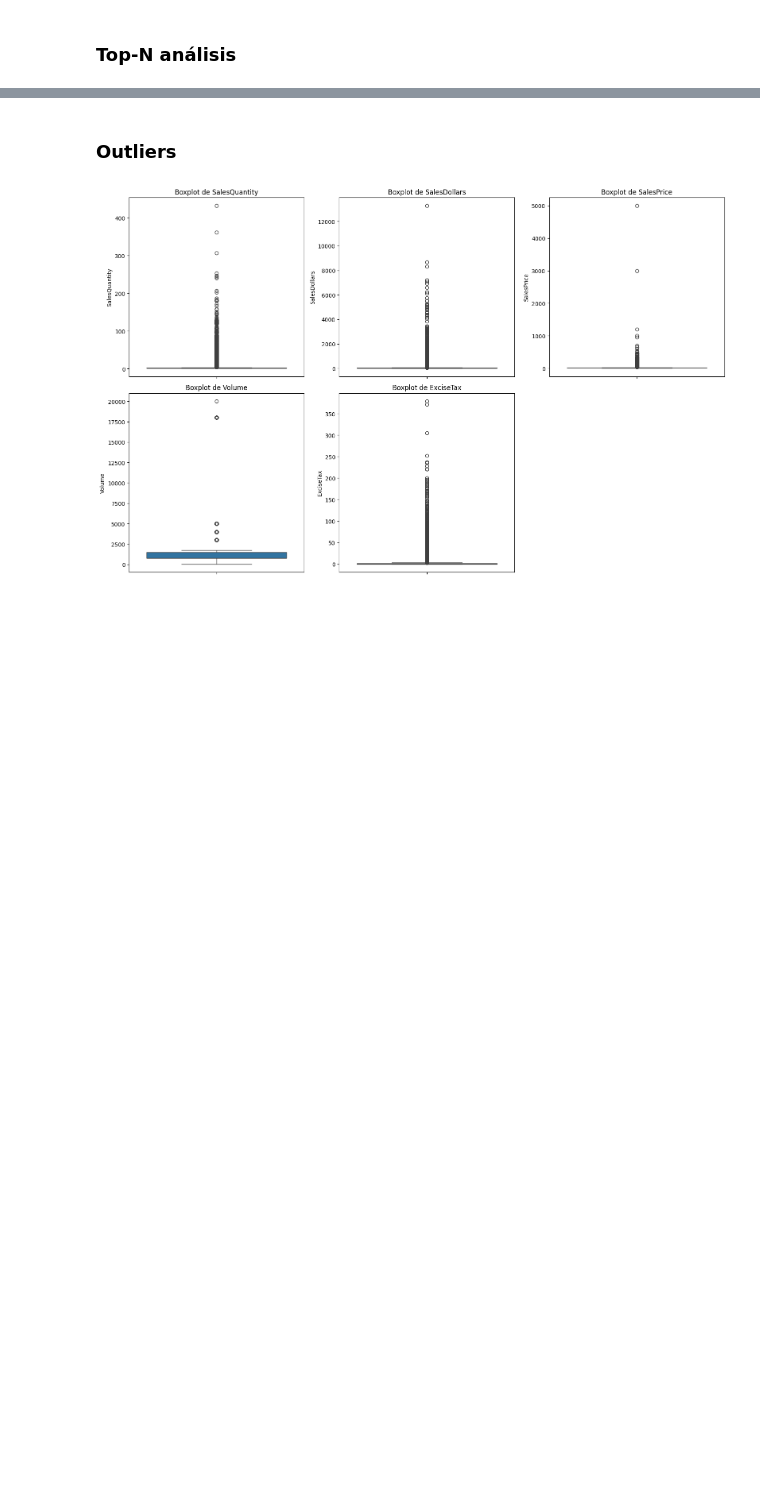
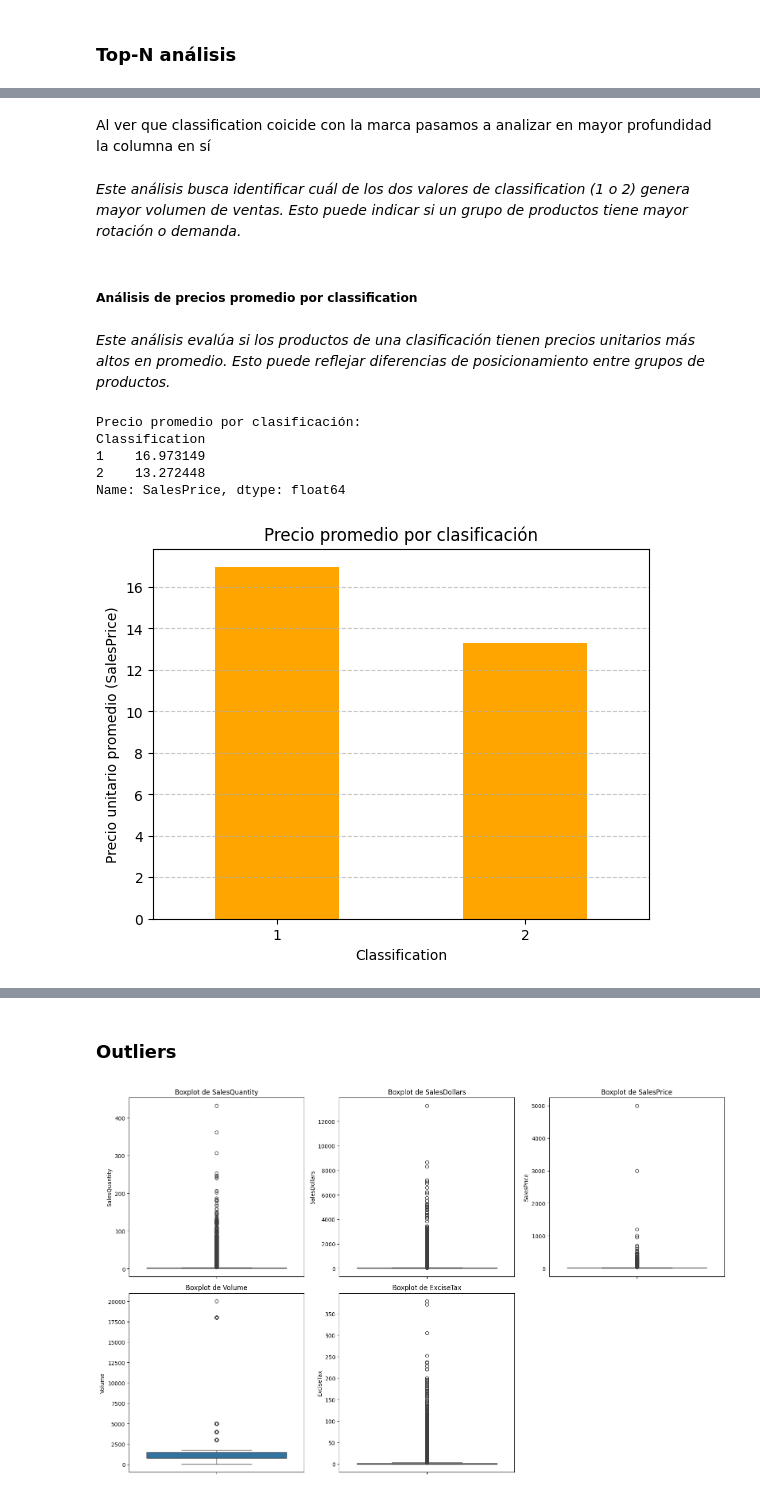
Before and after one commit to Rafael-Aguayo/Proyecto_Final_Grupo_2, a Jupyter notebook: EDA_Trabajos/eda_sales_final.ipynb, the cells around one changed output, grey strips where cells are left out. Cells and saved outputs as stored; diff of their text form; code cells hidden in the pictures; blank space fills up the shorter version.

```diff
--- a/EDA_Trabajos/eda_sales_final.ipynb
+++ b/EDA_Trabajos/eda_sales_final.ipynb
@@ -235,0 +278,31 @@ Passing `palette` without assigning `hue` is deprecated and will be removed in v
+# %% [markdown]
+Al ver que classification coicide con la marca pasamos a analizar en mayor profundidad la columna en sí
+# %% [markdown]
+_Este análisis busca identificar cuál de los dos valores de classification (1 o 2) genera mayor volumen de ventas. Esto puede indicar si un grupo de productos tiene mayor rotación o demanda._
+# %% [markdown]
+##### Análisis de precios promedio por classification
+# %% [markdown]
+_Este análisis evalúa si los productos de una clasificación tienen precios unitarios más altos en promedio. Esto puede reflejar diferencias de posicionamiento entre grupos de productos._
+# %%
+# Calculamos el precio promedio por clasificación
+precio_promedio = df.groupby('Classification')['SalesPrice'].mean()
+
+# Mostramos los resultados
+print("Precio promedio por clasificación:")
+print(precio_promedio)
+
+# Visualizamos con gráfico de barras
+precio_promedio.plot(kind='bar', color='orange')
+plt.title("Precio promedio por clasificación")
+plt.xlabel("Classification")
+plt.ylabel("Precio unitario promedio (SalesPrice)")
+plt.grid(axis='y', linestyle='--', alpha=0.7)
+plt.xticks(rotation=0)
+plt.show()
+# %% [output]
+Precio promedio por clasificación:
+Classification
+1    16.973149
+2    13.272448
+Name: SalesPrice, dtype: float64
+[figure, added]
```
Also changed, not shown: parts of 28 cells of this notebook.
